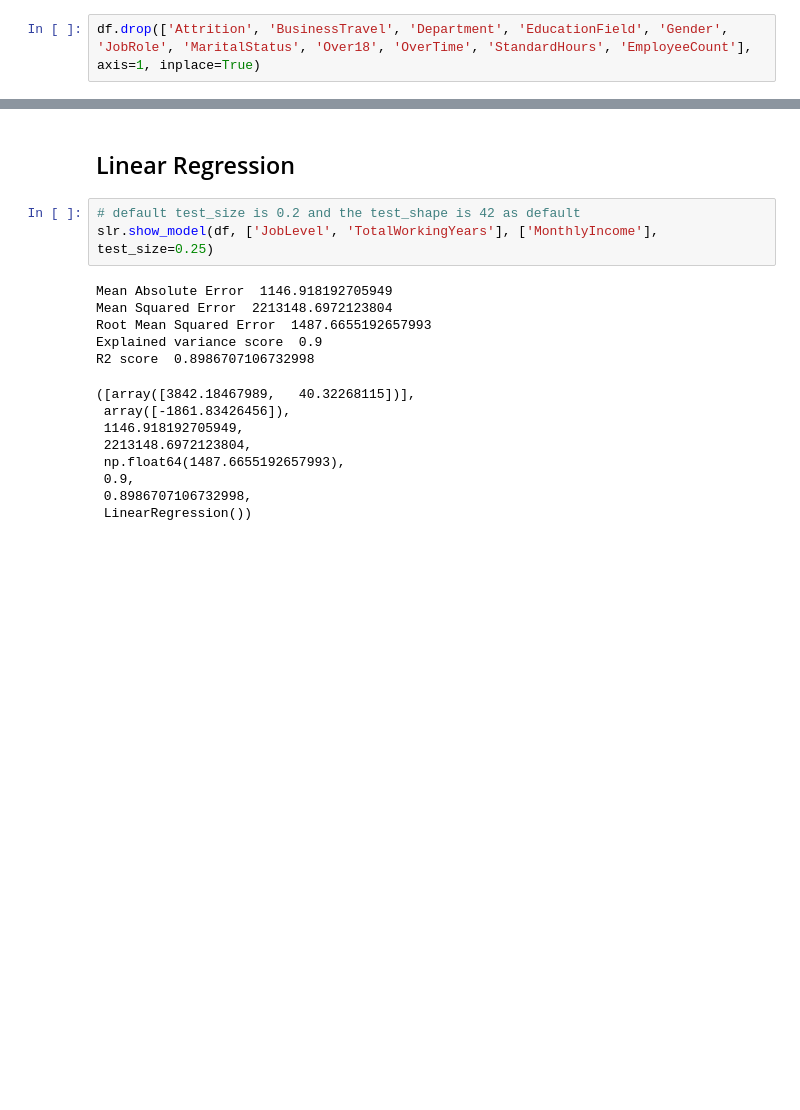
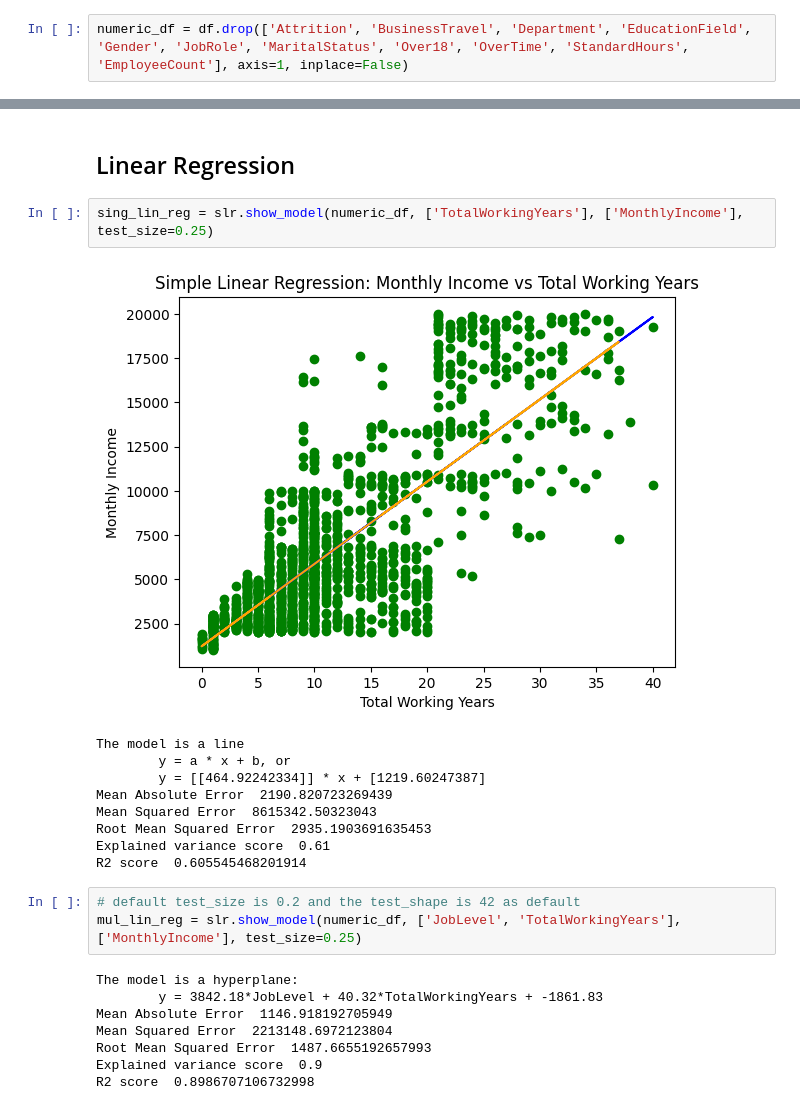
Before and after one commit to MojoOno/MP3, a Jupyter notebook: MP3_report.ipynb, the cells around one changed output, grey strips where cells are left out. Cells and saved outputs as stored; diff of their text form; blank space fills up the shorter version.

```diff
--- a/MP3_report.ipynb
+++ b/MP3_report.ipynb
@@ -76,5 +97,5 @@ YearsWithCurrManager       1470      4.123129     3.568136     0.0     2.0
 | YearsSinceLastPromotion | 1470 | 2.187755 | 3.22243 | 0.0 | 0.0 | 1.0 | 3.0 | 15.0 |
 | YearsWithCurrManager | 1470 | 4.123129 | 3.568136 | 0.0 | 2.0 | 3.0 | 7.0 | 17.0 |
 # %%
-df.drop(['Attrition', 'BusinessTravel', 'Department', 'EducationField', 'Gender', 'JobRole', 'MaritalStatus', 'Over18', 'OverTime', 'StandardHours', 'EmployeeCount'], axis=1, inplace=True)
+numeric_df = df.drop(['Attrition', 'BusinessTravel', 'Department', 'EducationField', 'Gender', 'JobRole', 'MaritalStatus', 'Over18', 'OverTime', 'StandardHours', 'EmployeeCount'], axis=1, inplace=False)
 # %%
@@ -105,20 +126,26 @@ plt.show()
 [figure]
 # %% [markdown]
 ## Linear Regression
+# %%
+sing_lin_reg = slr.show_model(numeric_df, ['TotalWorkingYears'], ['MonthlyIncome'], test_size=0.25)
+# %% [output]
+[figure, added]
+The model is a line
+        y = a * x + b, or
+        y = [[464.92242334]] * x + [1219.60247387]
+Mean Absolute Error  2190.820723269439
+Mean Squared Error  8615342.50323043
+Root Mean Squared Error  2935.1903691635453
+Explained variance score  0.61
+R2 score  0.605545468201914
 # %%
 # default test_size is 0.2 and the test_shape is 42 as default
-slr.show_model(df, ['JobLevel', 'TotalWorkingYears'], ['MonthlyIncome'], test_size=0.25)
+mul_lin_reg = slr.show_model(numeric_df, ['JobLevel', 'TotalWorkingYears'], ['MonthlyIncome'], test_size=0.25)
 # %% [output]
+The model is a hyperplane:
+        y = 3842.18*JobLevel + 40.32*TotalWorkingYears + -1861.83
 Mean Absolute Error  1146.918192705949
 Mean Squared Error  2213148.6972123804
 Root Mean Squared Error  1487.6655192657993
 Explained variance score  0.9
 R2 score  0.8986707106732998
-([array([3842.18467989,   40.32268115])],
- array([-1861.83426456]),
- 1146.918192705949,
- 2213148.6972123804,
- np.float64(1487.6655192657993),
- 0.9,
- 0.8986707106732998,
- LinearRegression())
```
Also changed, not shown: parts of 11 cells of this notebook, 2 other files.
